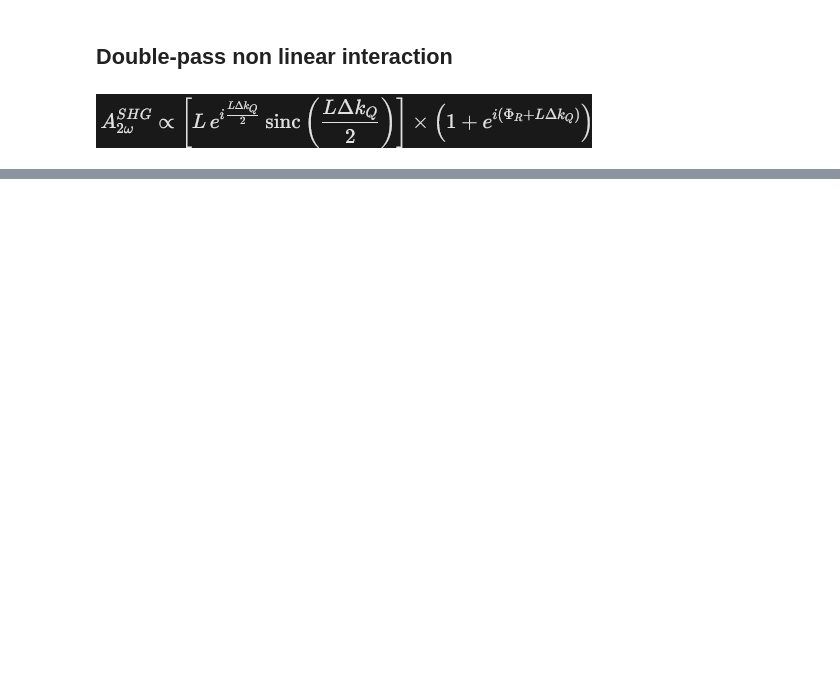
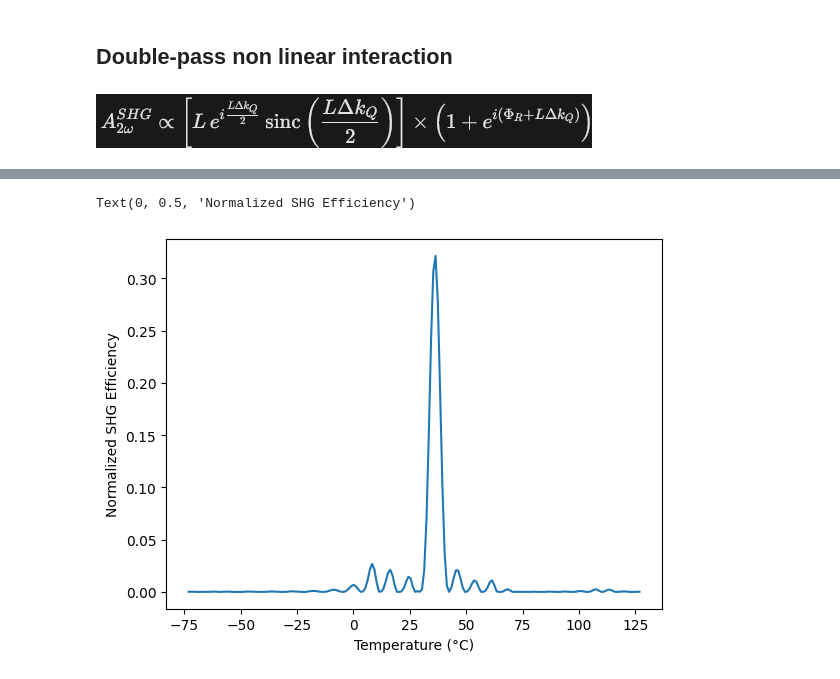
Before and after one commit to qpit/Eskild-Project-2026, a Jupyter notebook: main_document.ipynb, the cells around one changed output, grey strips where cells are left out. Cells and saved outputs as stored; diff of their text form; code cells hidden in the pictures; blank space fills up the shorter version.

Commit message:
Got to trying to plot eq 18 in DOnghwa's paper.

```diff
--- a/main_document.ipynb
+++ b/main_document.ipynb
@@ -131,0 +159,16 @@ ax.legend(prop={'size':8})
+# %%
+tau = 0.5 #Transmission coefficient of the output coupler
+rho = 0.5 #Reflection coefficient of the output coupler
+Delta_r = 1e-6 #Error in the right edge of the crystal
+Delta_l = 1e-6 #Error in the left edge of the crystal
+D = 1e-3 #Distance from the crystal to the output coupler
+exiting_field = final_cavity_field(tau, rho, QPM, L, Delta_r, Delta_l, D, n_value_array[0,:], omegas[0], n_value_array[1,:], omegas[1])
+# %%
+fig,ax = plt.subplots()
+ax.set_xlabel("Temperature (°C)")
+ax.set_ylabel("SHG at output (a.u.)")
+ax.plot(temperature - 273.15, np.abs(exiting_field)**2, label='Cavity SHG Output')
+ax.set_ylabel("Normalized SHG Efficiency")
+# %% [output]
+Text(0, 0.5, 'Normalized SHG Efficiency')
+[figure, added]
```
Also changed, not shown: parts of 3 cells of this notebook, 1 other file.
